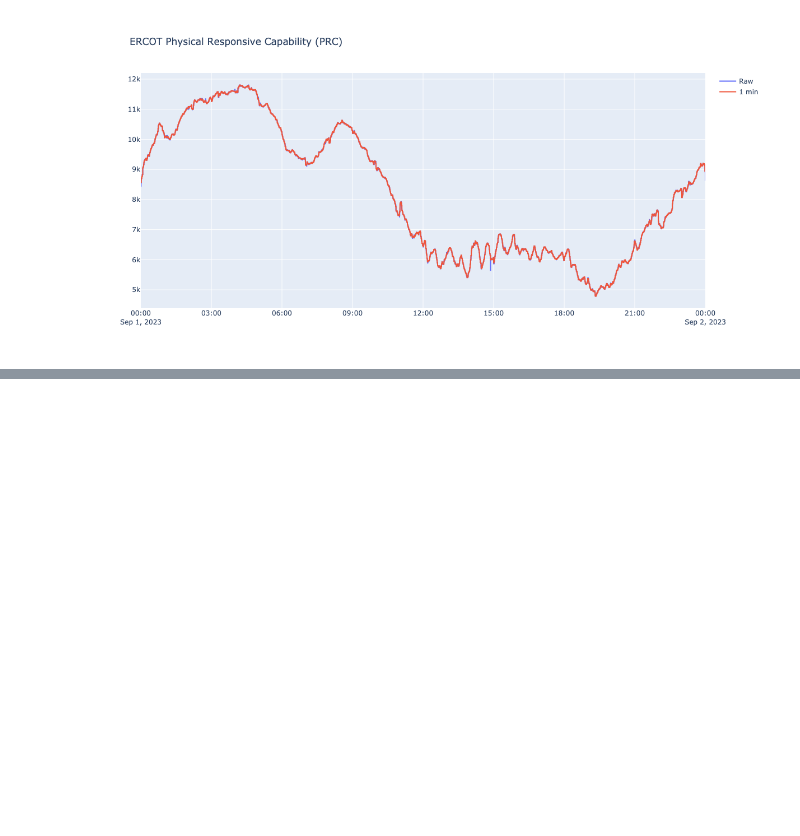
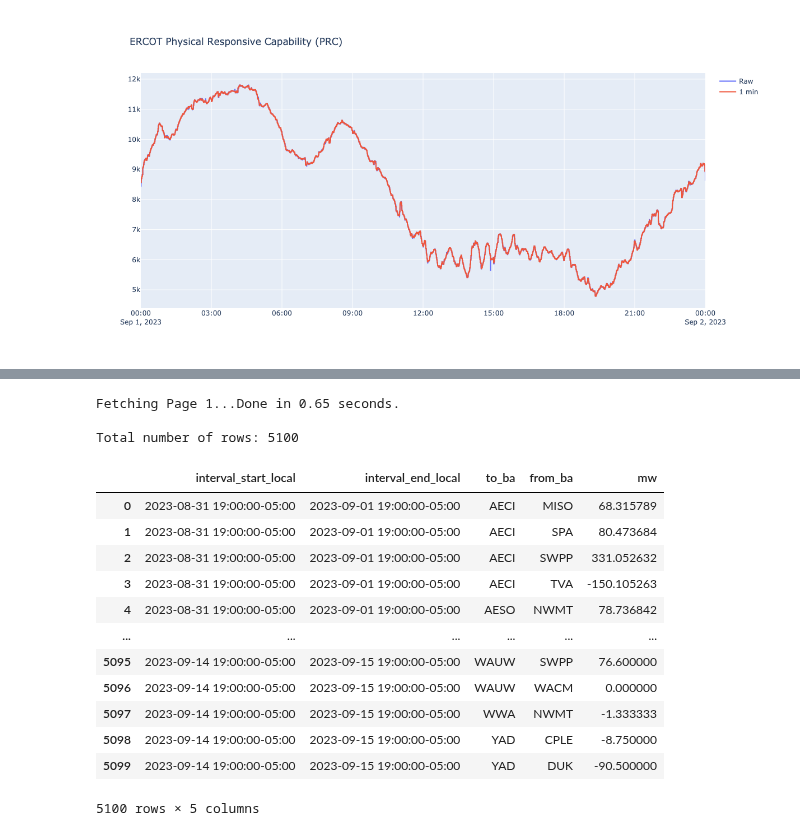
Before and after one commit to gridstatus/gridstatusio, a Jupyter notebook: Examples/Resample Data.ipynb, the cells around one changed output, grey strips where cells are left out. Saved outputs shown, nothing was run; the diff lists cells and outputs as text; code cells hidden in the pictures; blank space fills up the shorter version.

```diff
--- a/Examples/Resample Data.ipynb
+++ b/Examples/Resample Data.ipynb
@@ -306,0 +313,28 @@ fig.show("png", width=1200, height=600)
+# %%
+eia_daily_interchange = client.get_dataset(
+    dataset="eia_ba_interchange_hourly",
+    start="Sep 1, 2023",
+    end="Oct 1, 2023",
+    resample="1 day",
+    resample_by=["interval_start_utc", "to_ba", "from_ba"],
+    tz="US/Central",
+)
+
+eia_daily_interchange
+# %% [output]
+Fetching Page 1...Done in 0.65 seconds.
+
+Total number of rows: 5100
+|  | interval_start_local | interval_end_local | to_ba | from_ba | mw |
+| 0 | 2023-08-31 19:00:00-05:00 | 2023-09-01 19:00:00-05:00 | AECI | MISO | 68.315789 |
+| 1 | 2023-08-31 19:00:00-05:00 | 2023-09-01 19:00:00-05:00 | AECI | SPA | 80.473684 |
+| 2 | 2023-08-31 19:00:00-05:00 | 2023-09-01 19:00:00-05:00 | AECI | SWPP | 331.052632 |
+| 3 | 2023-08-31 19:00:00-05:00 | 2023-09-01 19:00:00-05:00 | AECI | TVA | -150.105263 |
+| 4 | 2023-08-31 19:00:00-05:00 | 2023-09-01 19:00:00-05:00 | AESO | NWMT | 78.736842 |
+| ... | ... | ... | ... | ... | ... |
+| 5095 | 2023-09-14 19:00:00-05:00 | 2023-09-15 19:00:00-05:00 | WAUW | SWPP | 76.600000 |
+| 5096 | 2023-09-14 19:00:00-05:00 | 2023-09-15 19:00:00-05:00 | WAUW | WACM | 0.000000 |
+| 5097 | 2023-09-14 19:00:00-05:00 | 2023-09-15 19:00:00-05:00 | WWA | NWMT | -1.333333 |
+| 5098 | 2023-09-14 19:00:00-05:00 | 2023-09-15 19:00:00-05:00 | YAD | CPLE | -8.750000 |
+| 5099 | 2023-09-14 19:00:00-05:00 | 2023-09-15 19:00:00-05:00 | YAD | DUK | -90.500000 |
+5100 rows × 5 columns
```
Also changed, not shown: parts of 10 cells of this notebook, 1 other file.
